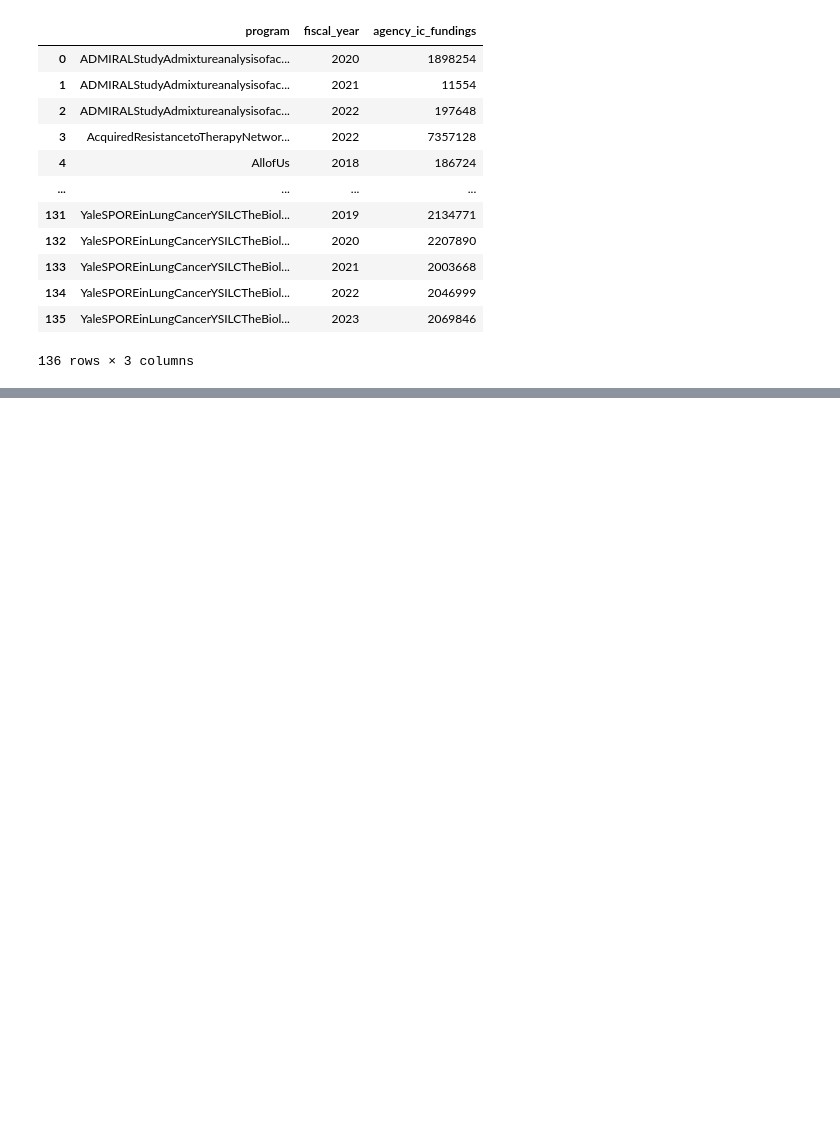
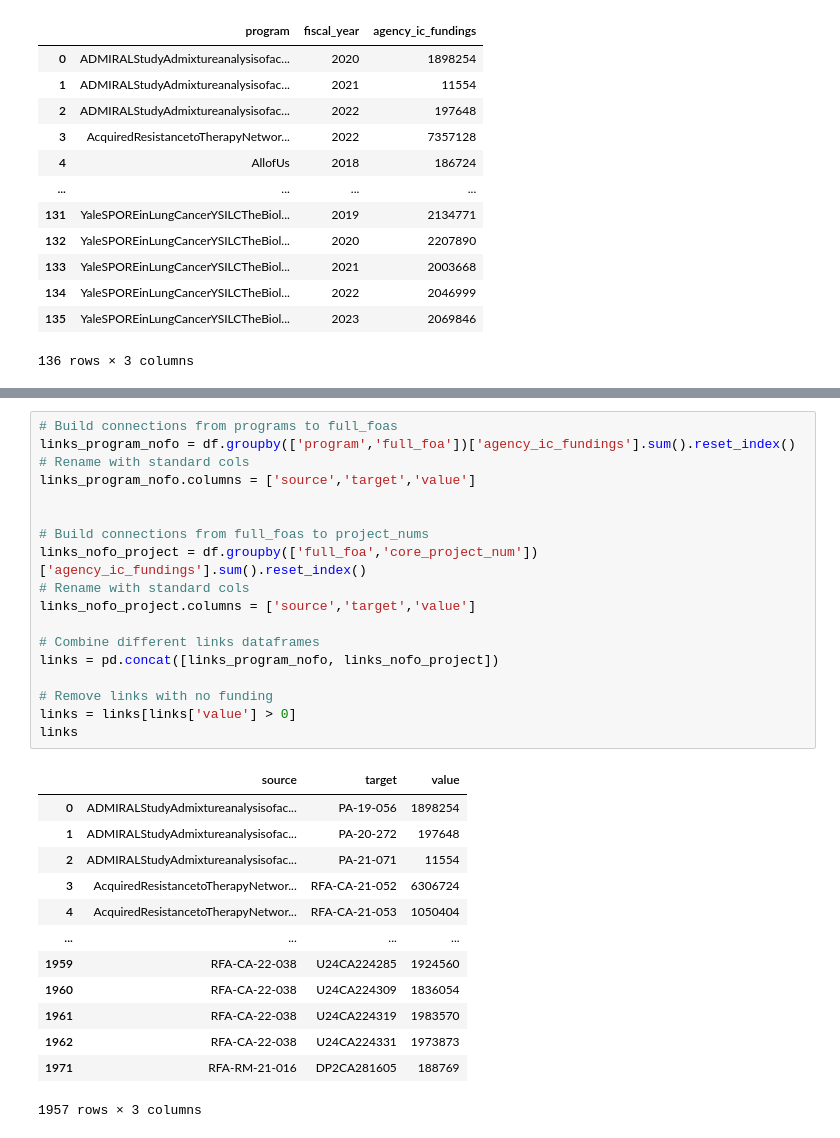
Before and after one commit to CBIIT/INS-Data, a Jupyter notebook: notebooks/03_summary_stats.ipynb, the cells around one changed output, grey strips where cells are left out. Cells and saved outputs as stored; diff of their text form; blank space fills up the shorter version.

```diff
--- a/notebooks/03_summary_stats.ipynb
+++ b/notebooks/03_summary_stats.ipynb
@@ -406,0 +450,32 @@ fig.show()
+# %%
+# Build connections from programs to full_foas
+links_program_nofo = df.groupby(['program','full_foa'])['agency_ic_fundings'].sum().reset_index()
+# Rename with standard cols
+links_program_nofo.columns = ['source','target','value']
+
+
+# Build connections from full_foas to project_nums
+links_nofo_project = df.groupby(['full_foa','core_project_num'])['agency_ic_fundings'].sum().reset_index()
+# Rename with standard cols
+links_nofo_project.columns = ['source','target','value']
+
+# Combine different links dataframes
+links = pd.concat([links_program_nofo, links_nofo_project])
+
+# Remove links with no funding
+links = links[links['value'] > 0]
+links
+# %% [output]
+|  | source | target | value |
+| 0 | ADMIRALStudyAdmixtureanalysisofac... | PA-19-056 | 1898254 |
+| 1 | ADMIRALStudyAdmixtureanalysisofac... | PA-20-272 | 197648 |
+| 2 | ADMIRALStudyAdmixtureanalysisofac... | PA-21-071 | 11554 |
+| 3 | AcquiredResistancetoTherapyNetwor... | RFA-CA-21-052 | 6306724 |
+| 4 | AcquiredResistancetoTherapyNetwor... | RFA-CA-21-053 | 1050404 |
+| ... | ... | ... | ... |
+| 1959 | RFA-CA-22-038 | U24CA224285 | 1924560 |
+| 1960 | RFA-CA-22-038 | U24CA224309 | 1836054 |
+| 1961 | RFA-CA-22-038 | U24CA224319 | 1983570 |
+| 1962 | RFA-CA-22-038 | U24CA224331 | 1973873 |
+| 1971 | RFA-RM-21-016 | DP2CA281605 | 188769 |
+1957 rows × 3 columns
```
Also changed, not shown: parts of 19 cells of this notebook, 1 other file.
